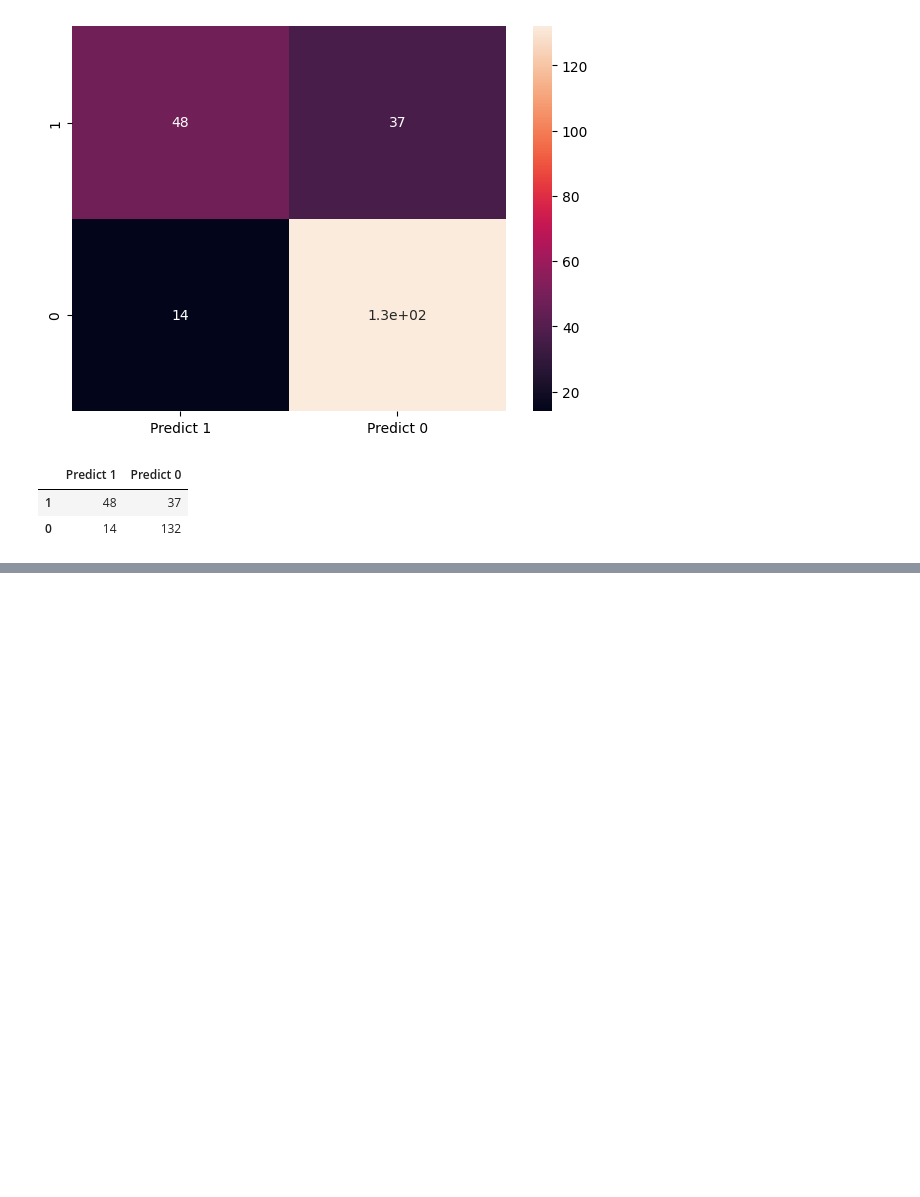
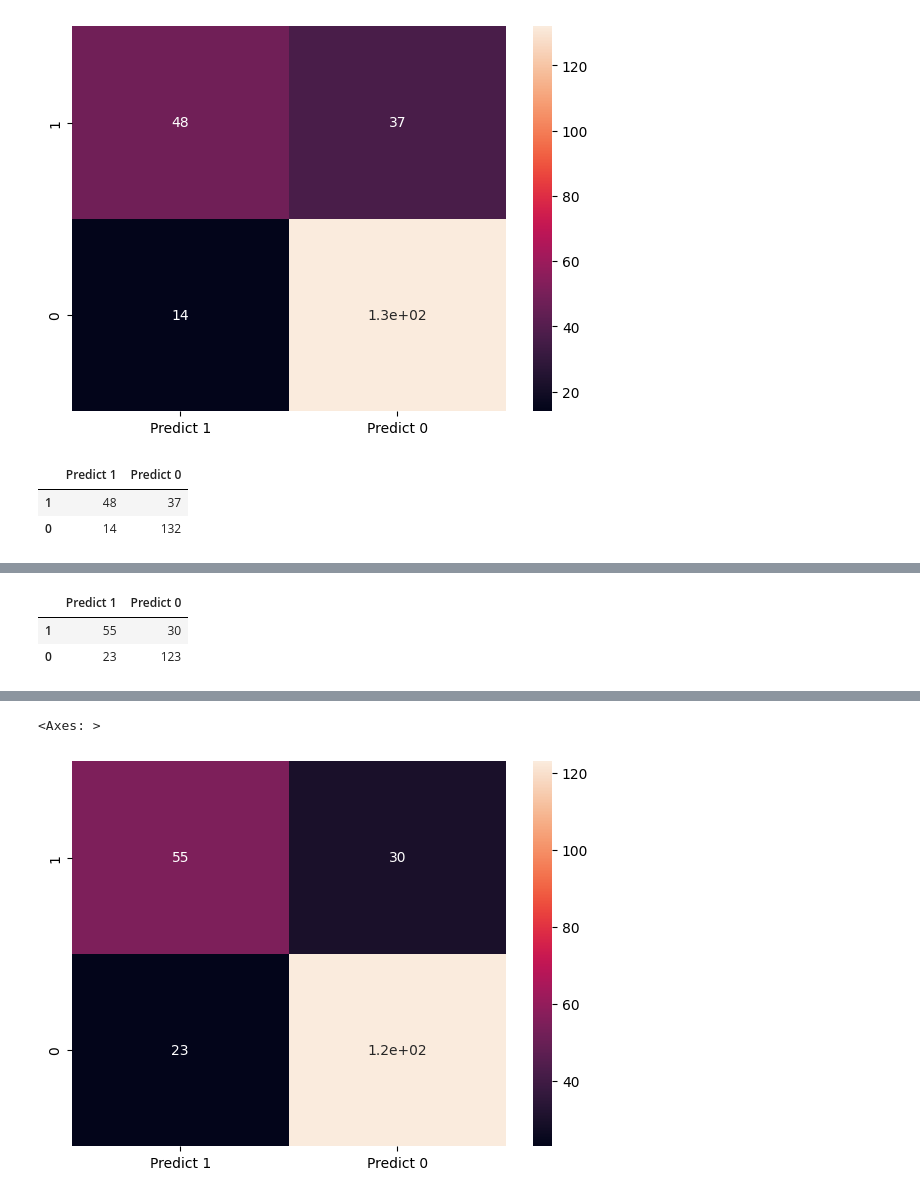
Before and after one commit to mmfara/Data-Science-ML-Projects, a Jupyter notebook: Diabetes_Classification_Logistic_Regression.ipynb, the cells around one changed output, grey strips where cells are left out. Drawn from its saved outputs; the diff is of its cells as text; code cells hidden in the pictures; blank space fills up the shorter version.

```diff
--- a/Diabetes_Classification_Logistic_Regression.ipynb
+++ b/Diabetes_Classification_Logistic_Regression.ipynb
@@ -236,0 +252,4 @@ df_cm
+# %%
+nb_model = GaussianNB()
+# %%
+nb_model.fit(X_train, y_train)
@@ -236,0 +266,2 @@ df_cm
+# %%
+test_pred = nb_model.predict(X_test)
@@ -236,0 +272,4 @@ df_cm
+# %%
+cm = confusion_matrix(y_test, test_pred, labels=[1,0])
+
+df_cm = pd.DataFrame(cm, index = [i for i in ["1","0"]], columns = [i for i in ["Predict 1", "Predict 0"]])
@@ -236,0 +278,10 @@ df_cm
+# %%
+df_cm
+# %% [output]
+|  | Predict 1 | Predict 0 |
+| 1 | 55 | 30 |
+| 0 | 23 | 123 |
+# %%
+plt.figure(figsize=(7,5))
+sns.heatmap(df_cm, annot=True)
+# %% [output]
@@ -236,0 +290,2 @@ df_cm
+<Axes: >
+[figure, added]
```
Also changed, not shown: parts of 12 cells of this notebook.
